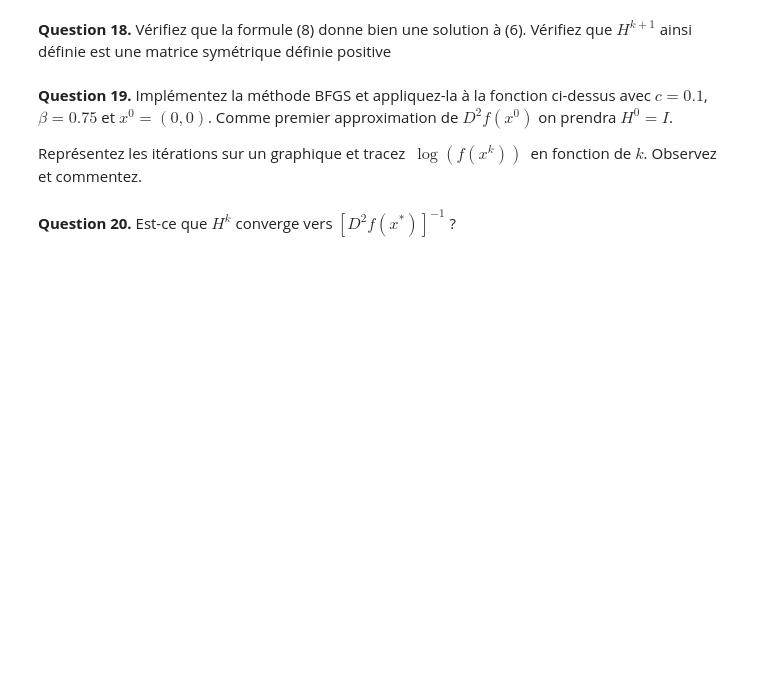
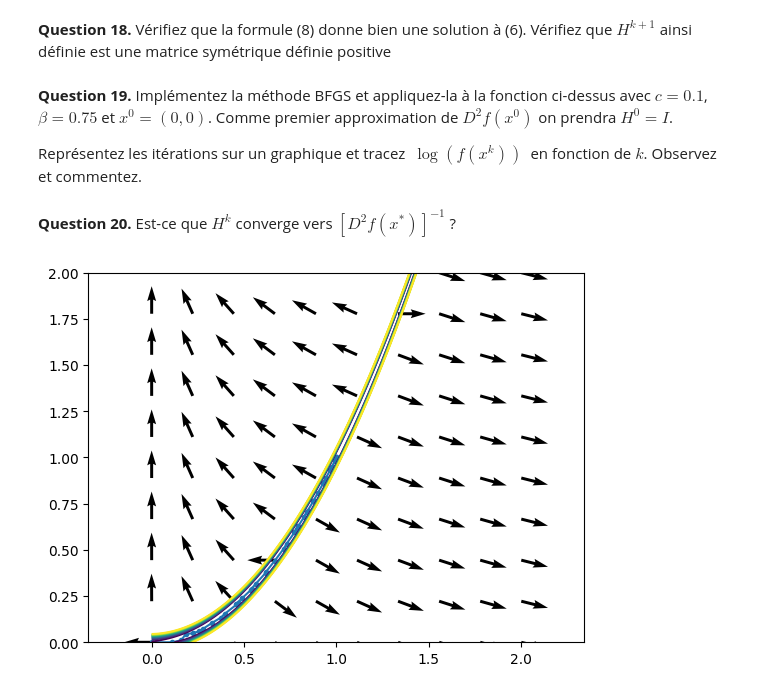
Before and after one commit to jeremdesno/python_sdia, a Jupyter notebook: TP2_Newton.ipynb, the cells around one changed output. Cells and saved outputs as stored; diff of their text form; code cells hidden in the pictures; blank space fills up the shorter version.

```diff
--- a/TP2_Newton.ipynb
+++ b/TP2_Newton.ipynb
@@ -221,0 +225,95 @@ np.set_printoptions(suppress="True")
+# %%
+def armijo_line_search(f, grad_f, z, d, alpha_0=1, beta=0.75, c=0.5, max_iter=100):
+    alpha = alpha_0
+    j = 0
+    while j < max_iter:
+        res_1 = f(*z + alpha * d)
+        res_2 = f(*z) + c * alpha * np.dot(grad_f(*z), d)
+        if res_1 <= res_2:
+            return alpha
+        else:
+            alpha *= beta
+            j += 1
+    return alpha
+# %%
+## Solution
+
+## Paramètres
+c, beta = .1, .75
+epsilon = 1e-8
+itermax = 200
+iter_ls_max = 40
+
+##
+np.set_printoptions(precision=3)
+np.set_printoptions(suppress="True")
+
+## Initialisation
+x0 = np.array([0, 0])
+H = np.eye(2)
+
+def bfgs(f, df, x0, H, max_iter=itermax, esp=epsilon):
+    x_values = [x0]
+    k = 0
+    H_values = [np.linalg.norm(np.array(H)-np.array(HH(*x0)))]
+    while k < max_iter:
+        x_k = x_values[-1]
+        grad = df(*x_k)
+        d_k = -np.dot(H, grad)
+
+        # Line search pour trouver la meilleure taille de pas (alpha)
+        alpha_k = armijo_line_search(f, df, x_k, d_k, alpha_0=1, beta=beta, c=c, max_iter=iter_ls_max)
+
+        x_new = x_k + alpha_k * d_k
+
+        a_k = df(*x_new) - grad
+        b_k = x_new - x_k
+
+        # Mise à jour de la matrice H
+        rho_k = 1 / np.dot(a_k, b_k)
+        A = np.eye(2) - rho_k * np.outer(b_k, a_k)
+        B = np.eye(2) - rho_k * np.outer(a_k, b_k)
+        H = np.dot(np.dot(A, H), B) + rho_k * np.outer(b_k, b_k)
+
+        x_values.append(x_new)
+        H_values.append(np.linalg.norm(np.array(H)-np.array(HH(*x_new))))
+        k += 1
+
+        if np.linalg.norm(df(*x_new)) < esp:
+            break
+
+    return np.array(x_values), H_values
+
+# Représentation graphique des valeurs de f au cours des itérations
+X, H_ecart = bfgs(f, df, x0, H, max_iter=itermax, esp=epsilon)
+
+# plot the results
+plt.figure()
+plt.plot(X[:,0],X[:,1],'.',linestyle='-')
+level_lines(f, 0, 2, 0, 2, np.linspace(1, 3, 10))
+draw_vector_field(df, 0 , 2, 0, 2, 10)
+plt.axis('equal')
+plt.show()
+
+# Représentation graphique des valeurs de f au cours des itérations.
+F = list(map(lambda x : np.log(f(*x)), X))
+N = len(F)
+plt.figure()
+plt.semilogy(F, range(N), '.', linestyle='dashed')
+plt.show()
+
+# Représentation graphique des valeurs de ||Happrox-Htrue|| au cours des itérations
+plt.figure(figsize=(8, 6))
+plt.plot(range(len(H_ecart)), H_ecart, marker='o', linestyle='-', color='b', label='||Happrox-Htrue||')
+
+plt.title('Évolution de la norme ||Happrox-Htrue||')
+plt.xlabel('Index')
+plt.ylabel('Valeur de ||Happrox-Htrue||')
+
+plt.grid(True)
+
+plt.legend()
+
+plt.show()
+# %% [output]
+[figure, added]
```
Also changed, not shown: parts of 9 cells of this notebook.
